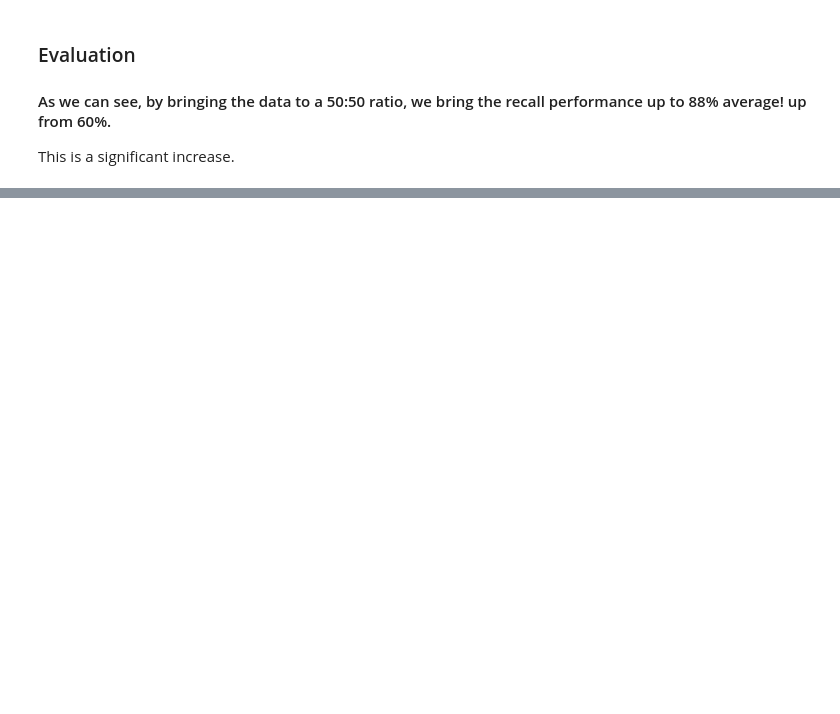
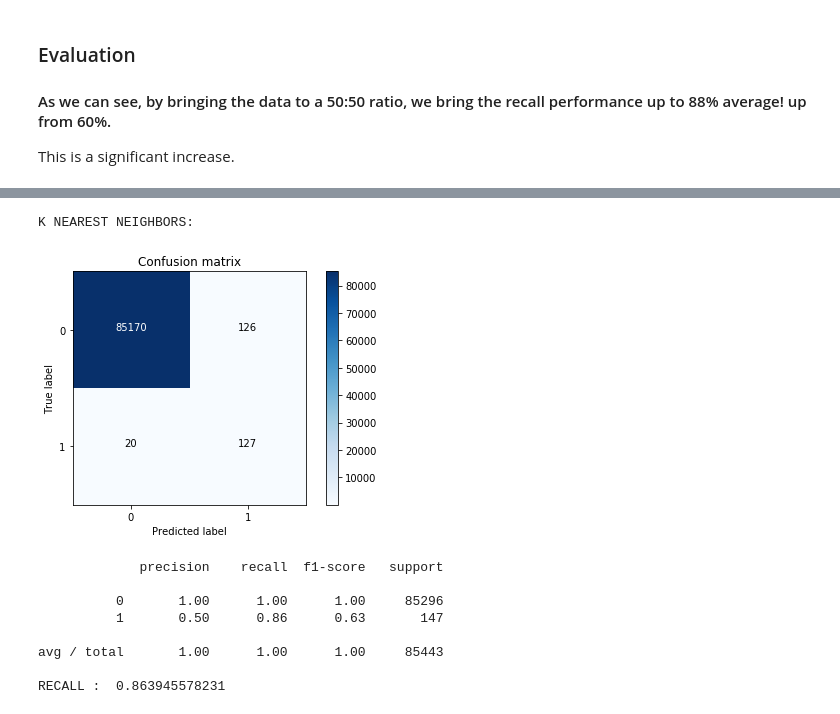
Before and after one commit to harrygraham/DeepLearning-CreditCardFraud, a Jupyter notebook: Baseline_Models.ipynb, the cells around one changed output, grey strips where cells are left out. Saved outputs shown, nothing was run; the diff lists cells and outputs as text; code cells hidden in the pictures; blank space fills up the shorter version.

```diff
--- a/Baseline_Models.ipynb
+++ b/Baseline_Models.ipynb
@@ -324,0 +533,29 @@ This is a significant increase.
+# %%
+################## K NEAREST NEIGHBORS ###################
+print 'K NEAREST NEIGHBORS: '
+from sklearn.neighbors import KNeighborsClassifier
+neigh = KNeighborsClassifier()
+
+neigh.fit(X_res, y_res)
+y_pred = neigh.predict(X_test)
+cm = confusion_matrix(y_test, y_pred)
+class_names = [0,1]
+
+plt.figure()
+plot_confusion_matrix(cm, classes=class_names, title='Confusion matrix')
+plt.show()
+
+from sklearn.metrics import classification_report
+print classification_report(y_test, y_pred)
+print 'RECALL : ', recall_score(y_test, y_pred)
+# %% [output]
+K NEAREST NEIGHBORS:
+[figure, added]
+             precision    recall  f1-score   support
+
+          0       1.00      1.00      1.00     85296
+          1       0.50      0.86      0.63       147
+
+avg / total       1.00      1.00      1.00     85443
+
+RECALL :  0.863945578231
```
Also changed, not shown: parts of 27 cells of this notebook, 6 other files.
